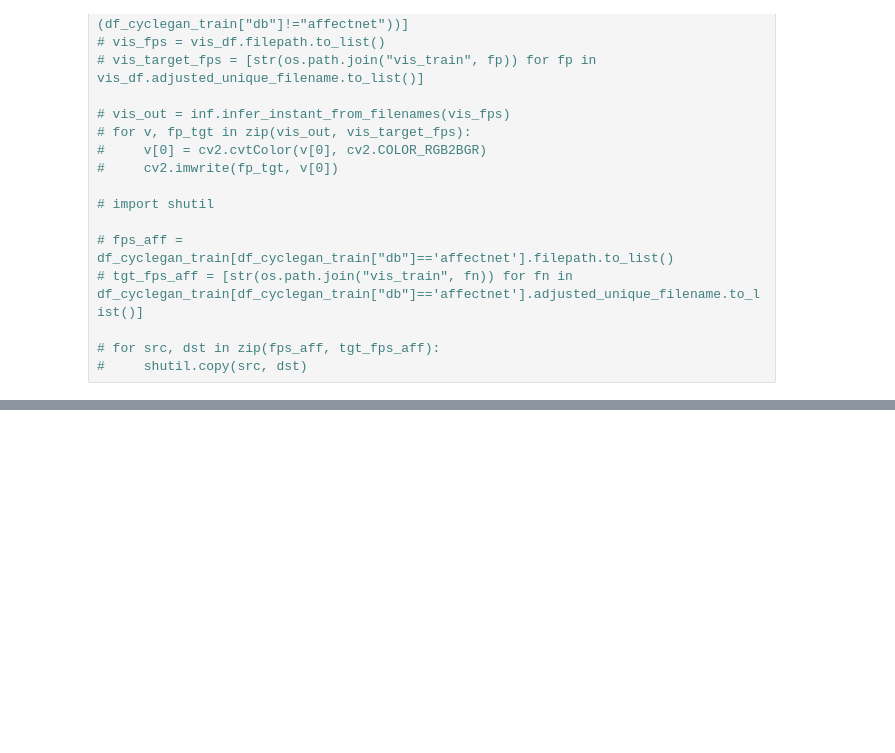
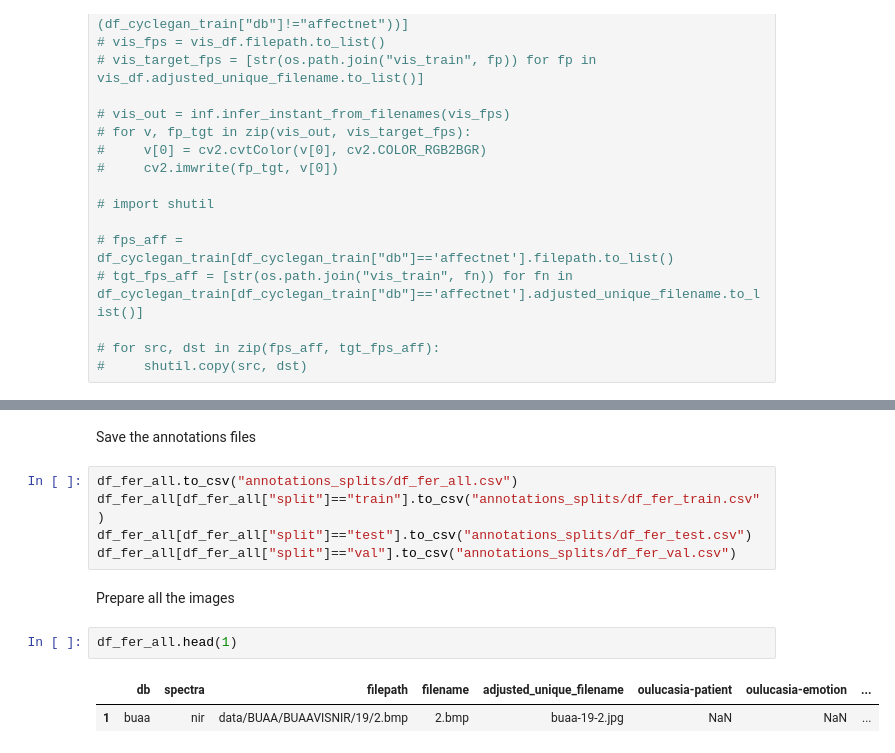
Before and after one commit to kalabto2/Facial-expression-analysis-from-NIR-image, a Jupyter notebook: creating_splits.ipynb, the cells around one changed output, grey strips where cells are left out. Drawn from its saved outputs; the diff is of its cells as text; blank space fills up the shorter version.

```diff
--- a/creating_splits.ipynb
+++ b/creating_splits.ipynb
@@ -1633,0 +1040,14 @@ out = inf.infer_instant_from_folder("fer_custom_db_with_buaa_and_oulucasia")
+# %% [markdown]
+Save the annotations files
+# %%
+df_fer_all.to_csv("annotations_splits/df_fer_all.csv")
+df_fer_all[df_fer_all["split"]=="train"].to_csv("annotations_splits/df_fer_train.csv")
+df_fer_all[df_fer_all["split"]=="test"].to_csv("annotations_splits/df_fer_test.csv")
+df_fer_all[df_fer_all["split"]=="val"].to_csv("annotations_splits/df_fer_val.csv")
+# %% [markdown]
+Prepare all the images
+# %%
+df_fer_all.head(1)
+# %% [output]
+|  | db | spectra | filepath | filename | adjusted_unique_filename | oulucasia-patient | oulucasia-emotion | ... |
+| 1 | buaa | nir | data/BUAA/BUAAVISNIR/19/2.bmp | 2.bmp | buaa-19-2.jpg | NaN | NaN | ... |
```
Also changed, not shown: parts of 63 cells of this notebook.
